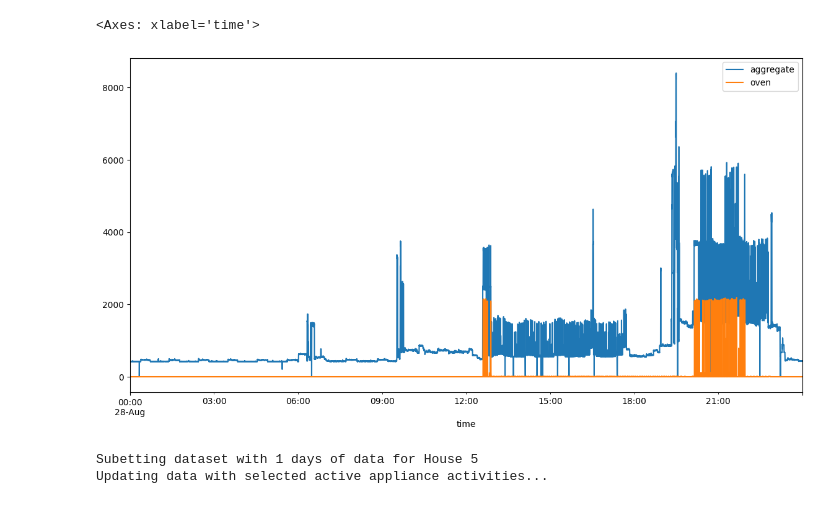
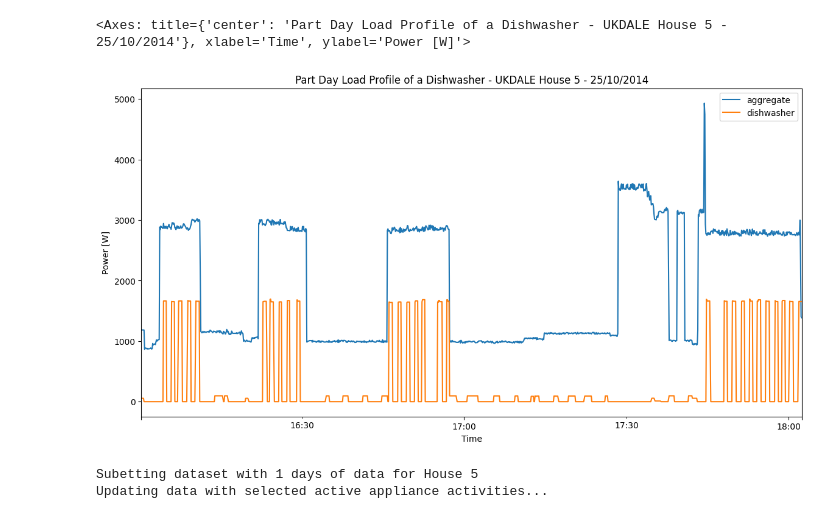
Before and after one commit to MackJackenna/nilm_analyzer_EM401, a Jupyter notebook: Data Evaluation/ukdale_duration.ipynb, the cells around one changed output. Drawn from its saved outputs; the diff is of its cells as text; code cells hidden in the pictures.

```diff
--- a/Data Evaluation/ukdale_duration.ipynb
+++ b/Data Evaluation/ukdale_duration.ipynb
@@ -13,3 +11,3 @@ Dataset was not loaded successfully!
 # %%
-appliance_data = ukdale_data.get_appliance_data(appliance='oven', houses=[5])
+appliance_data = ukdale_data.get_appliance_data(appliance='dishwasher', houses=[5])
 # %% [output]
@@ -53,8 +70,8 @@ NameError: name 'appliance_data' is not defined
-# %%
-appliance_data.data[5].loc['2014-08-28 00:00:00':'2014-08-28 23:59:59'].plot(figsize=(14,7))
-# %% [output]
-<Axes: xlabel='time'>
-[figure, removed]
+# %%
+appliance_data.data[5].loc['2014-10-25 16:00:18':'2014-10-25 18:02:30'].plot(figsize=(14,7), xlabel= 'Time', ylabel=('Power [W]'), title=('Part Day Load Profile of a Dishwasher - UKDALE House 5 - 25/10/2014'))
+# %% [output]
+<Axes: title={'center': 'Part Day Load Profile of a Dishwasher - UKDALE House 5 - 25/10/2014'}, xlabel='Time', ylabel='Power [W]'>
+[figure, added]
 # %%
 appliance_data.subset_data(no_of_days=1)
 # %% [output]
```
Also changed, not shown: parts of 7 cells of this notebook, 3 other files.
